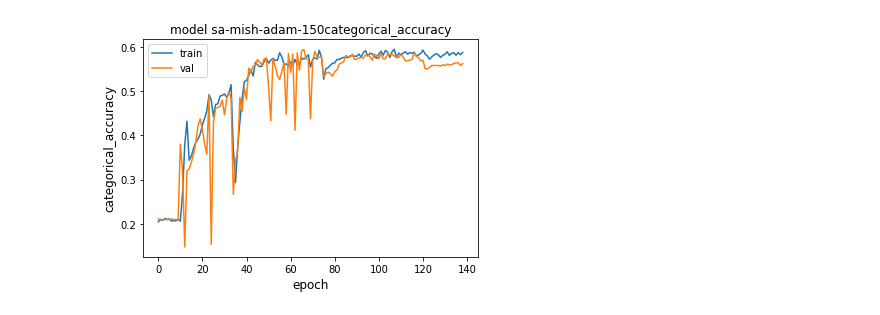
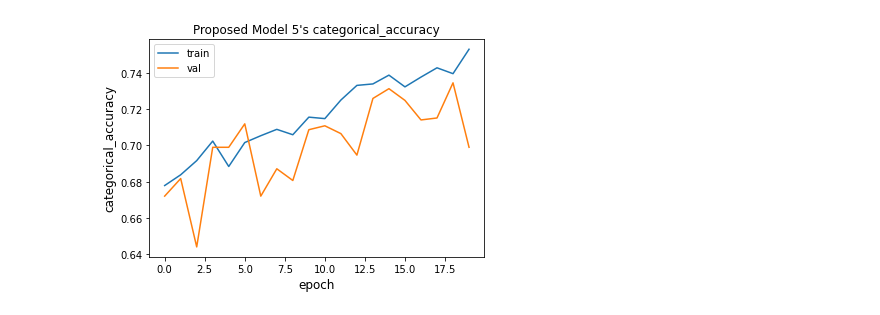
Before and after one commit to AloraTab/aat2000, a Jupyter notebook: dissy.ipynb, the cells around one changed output. Saved outputs shown, nothing was run; the diff lists cells and outputs as text; code cells hidden in the pictures.

```diff
--- a/dissy.ipynb
+++ b/dissy.ipynb
@@ -50,6 +242,6 @@ Mounted at /content/gdrive
 # %%
 PATH = '/content/gdrive/MyDrive/Colab Notebooks/Dataset'
-fileName = 'csi-dataset-20-4-5.pkl'
+fileName = 'csi-dataset-20-7-5.pkl'
 fullPath = os.path.join(PATH, fileName)
 print(fullPath)
 # %% [output]
@@ -83,3 +289,15 @@ Y_train = tf.convert_to_tensor(Y_train)
+# %%
+# Residual Connections
+# https://stackoverflow.com/questions/64792460/how-to-code-a-residual-block-using-two-layers-of-a-basic-cnn-algorithm-built-wit
+
+def resblock(x, kernelsize, filters):
+    fx = keras.layers.Conv2D(filters, kernelsize, activation='relu', padding='same')(x)
+    fx = keras.layers.BatchNormalization()(fx)
+    fx = keras.layers.Conv2D(filters, kernelsize, padding='same')(fx)
+    out = keras.layers.Add()([x,fx])
+    out = keras.layers.ReLU()(out)
+    out = keras.layers.BatchNormalization()(out)
+    return out
 # %%
 # Mish Activation
 def mish(inputs):
@@ -141,19 +355,24 @@ def csiTime_block(input_layer):
 
     return output_layer
 # %%
+from tensorflow.python.ops.nn_ops import softmax
+
 def make_model(input_shape):
     input_layer = keras.layers.Input(input_shape, dtype='float32')
 
     fir = csiTime_block(input_layer)
     sec = csiTime_block(fir)
-    # thi = csiTime_block(sec)
+    res1 = resblock(sec, (3,3), 7)
+    thi = csiTime_block(res1)
     # fou = csiTime_block(thi)
     # fif = csiTime_block(fou)
-    # six = csiTime_block(fif)
+    # res2 = resblock(fif, (3,3), 7)
+    # six = csiTime_block(res2)
 
-    gap = keras.layers.GlobalAveragePooling2D()(sec)
+    gap = keras.layers.GlobalAveragePooling2D()(thi)
+    dropout = keras.layers.Dropout(.2)(gap)
     # layer_4 = keras.layers.Flatten()(layer_4)
-    output_layer = keras.layers.Dense(5, activation=mish)(gap) #Need to change to num of classes
+    output_layer = keras.layers.Dense(7, activation=softmax)(gap) #Need to change to num of classes
 
     return keras.models.Model(inputs=input_layer, outputs=output_layer)
 
@@ -182,21 +401,26 @@ Non-trainable params: 120
 __________________________________________________________________________________________________
 # %%
-epochs = 150
-batch_size = 32
+epochs = 20
+batch_size = 48
 
+# lr_finder = LRFinder()
 lr_schedule = ExponentialDecay(
-    initial_learning_rate=0.1,
+    initial_learning_rate=0.001,
     decay_steps=100, decay_rate=0.96,
     staircase=True)
 
+# lr_schedule = CosineDecayRestarts(initial_learning_rate=0.001,first_decay_steps=100)
+# lr_schedule = OneCycleScheduler(0.01, 1000)
 callbacks = [
     keras.callbacks.ModelCheckpoint(
-        "sa-mish-adam-150.h5", save_best_only=True, monitor="val_loss"
+        "p5.h5", save_best_only=True, monitor="val_loss"
     ),
+    # lr_finder
     # keras.callbacks.ReduceLROnPlateau(
     #     monitor="val_loss", factor=0.5, patience=20, min_lr=0.0001
     # ),
-    keras.callbacks.EarlyStopping(monitor="val_loss", patience=30, verbose=1),
+    # CosineAnnealingScheduler(T_max=100, eta_max=1e-2, eta_min=1e-4),
+    # keras.callbacks.EarlyStopping(monitor="val_loss", patience=0, verbose=1),
 ]
 model.compile(
     optimizer=Ranger(learning_rate = lr_schedule),
@@ -255,16 +473,16 @@ Test loss 0.9421429634094238
 # %%
 metric = "categorical_accuracy"
 plt.figure()
 plt.plot(history.history[metric])
 plt.plot(history.history["val_" + metric])
-plt.title("model sa-mish-adam-150" + metric)
+plt.title("Proposed Model 5's " + metric)
 plt.ylabel(metric, fontsize="large")
 plt.xlabel("epoch", fontsize="large")
 plt.legend(["train", "val"], loc="best")
 plt.show()
 plt.close()
 # %% [output]
-[figure, old version]
+[figure, new version]
 # %%
 #Confusion Matrix and Classification Report
 
```
Also changed, not shown: parts of 28 cells of this notebook.
